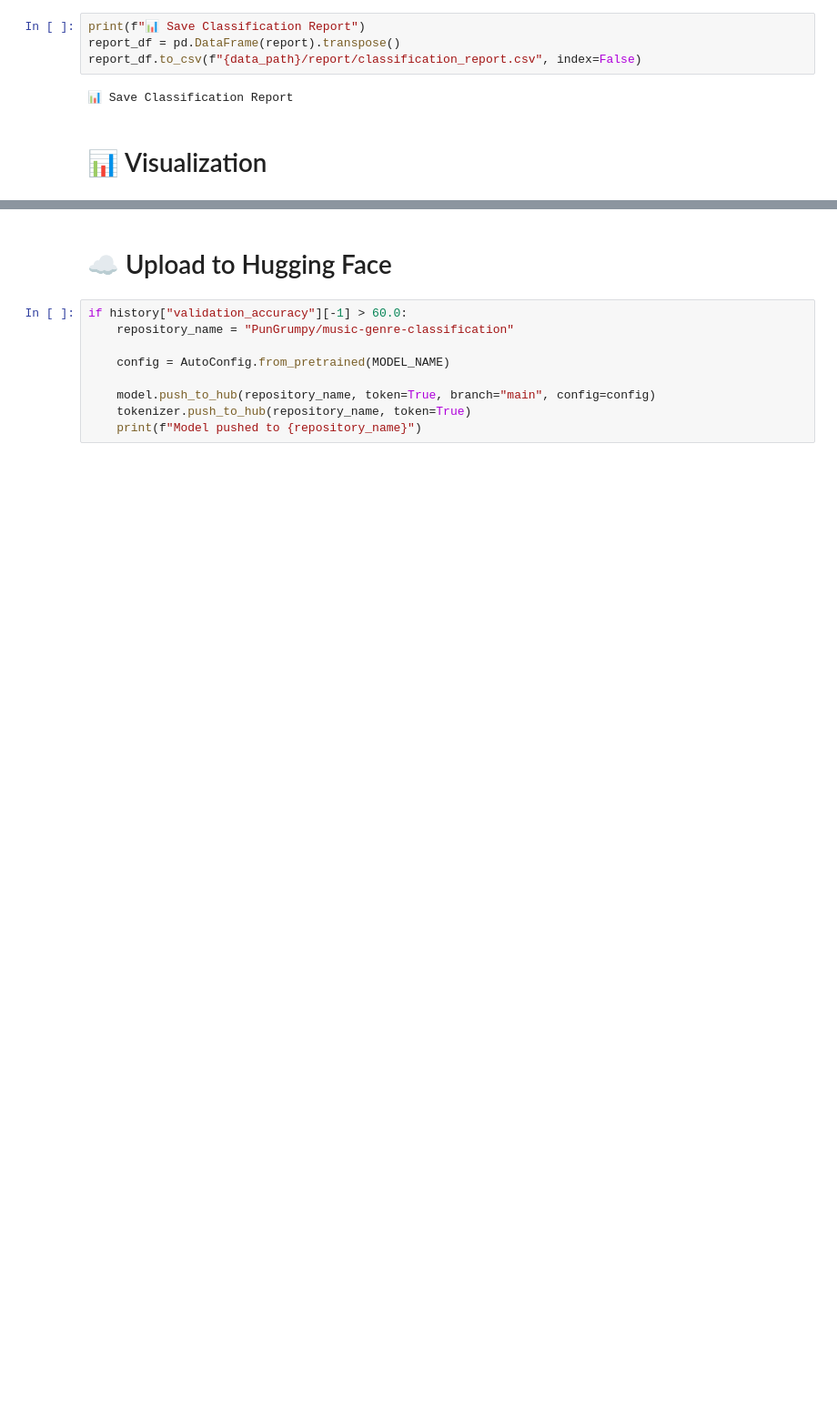
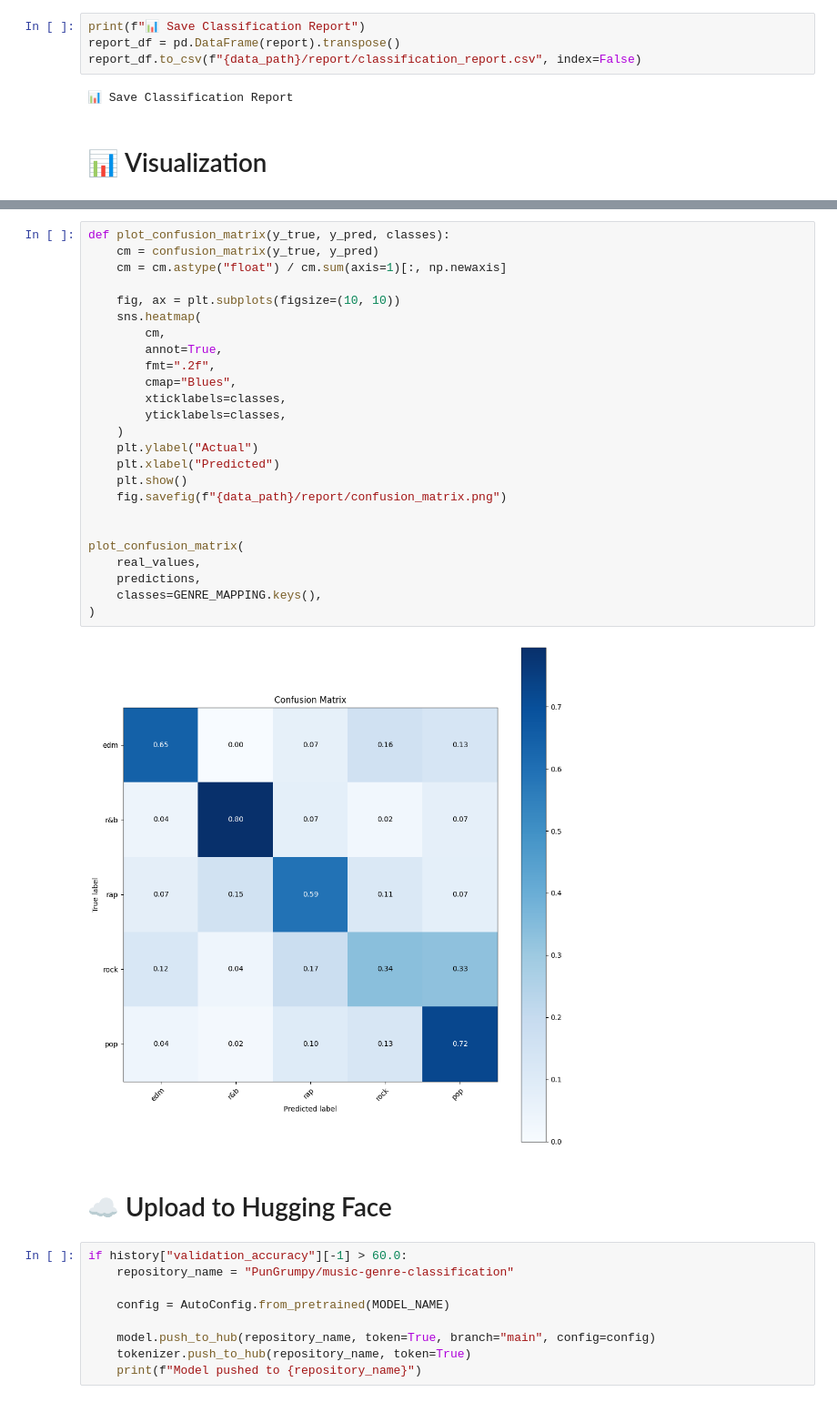
Before and after one commit to PunGrumpy/music-genre-classification, a Jupyter notebook: 2. Modeling.ipynb, the cells around one changed output, grey strips where cells are left out. Shown at 91% size. Saved outputs shown, nothing was run; the diff lists cells and outputs as text; blank space fills up the shorter version.

```diff
--- a/2. Modeling.ipynb
+++ b/2. Modeling.ipynb
@@ -502,3 +513,30 @@ plot_metrics(
+# %%
+def plot_confusion_matrix(y_true, y_pred, classes):
+    cm = confusion_matrix(y_true, y_pred)
+    cm = cm.astype("float") / cm.sum(axis=1)[:, np.newaxis]
+
+    fig, ax = plt.subplots(figsize=(10, 10))
+    sns.heatmap(
+        cm,
+        annot=True,
+        fmt=".2f",
+        cmap="Blues",
+        xticklabels=classes,
+        yticklabels=classes,
+    )
+    plt.ylabel("Actual")
+    plt.xlabel("Predicted")
+    plt.show()
+    fig.savefig(f"{data_path}/report/confusion_matrix.png")
+
+
+plot_confusion_matrix(
+    real_values,
+    predictions,
+    classes=GENRE_MAPPING.keys(),
+)
+# %% [output]
+[figure, added]
 # %% [markdown]
 # ☁️ Upload to Hugging Face
 # %%
```
Also changed, not shown: parts of 7 cells of this notebook, 3 other files.
